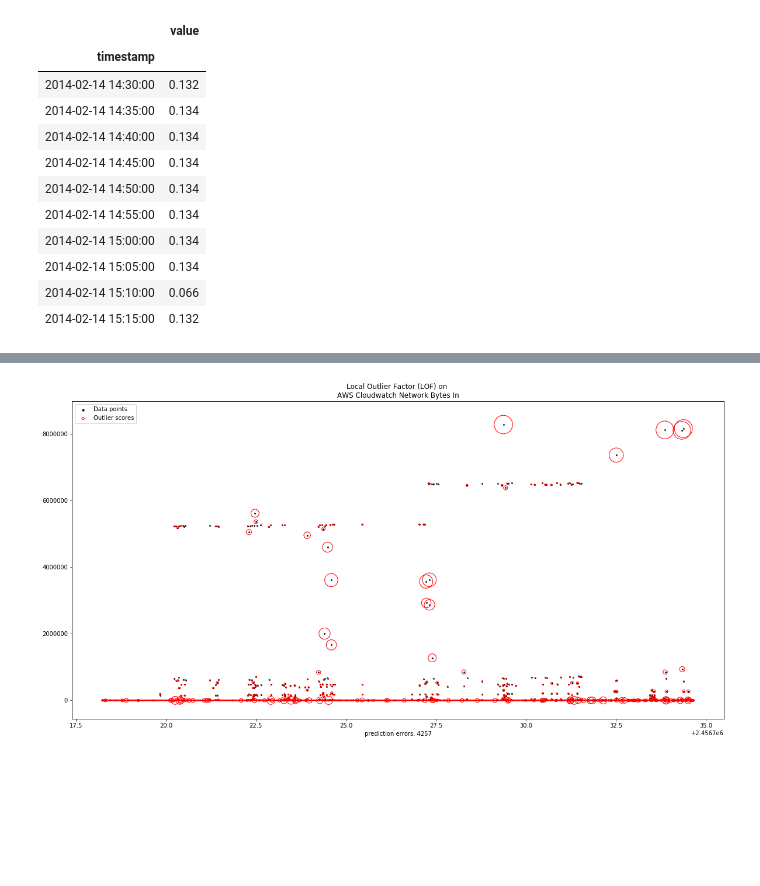
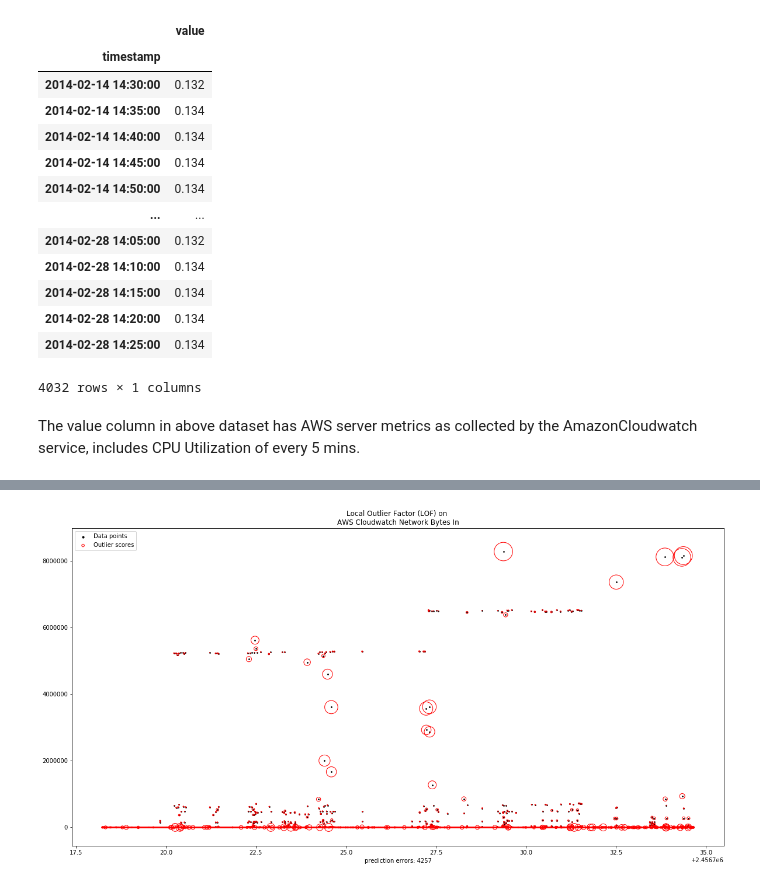
Before and after one commit to koyelpramanick/anomalies, a Jupyter notebook: anomalies.ipynb, the cells around one changed output, grey strips where cells are left out. Cells and saved outputs as stored; diff of their text form; code cells hidden in the pictures; blank space fills up the shorter version.

```diff
--- a/anomalies.ipynb
+++ b/anomalies.ipynb
@@ -16,17 +16,22 @@ warnings.filterwarnings('ignore')
 cpu_df = pd.read_csv('ec2_cpu_utilization_24ae8d.csv', parse_dates = ['timestamp'], index_col = ['timestamp'])
 cpu_df['value'] = cpu_df['value'].astype(float)
 cpu_df.index = pd.to_datetime(cpu_df.index)
-cpu_df.head(10)
-# %% [output]
-|  | value |
-| timestamp |  |
-| 2014-02-14 14:30:00 | 0.132 |
-| 2014-02-14 14:35:00 | 0.134 |
-| 2014-02-14 14:40:00 | 0.134 |
-| 2014-02-14 14:45:00 | 0.134 |
-| 2014-02-14 14:50:00 | 0.134 |
-| 2014-02-14 14:55:00 | 0.134 |
-| 2014-02-14 15:00:00 | 0.134 |
-| 2014-02-14 15:05:00 | 0.134 |
-| 2014-02-14 15:10:00 | 0.066 |
-| 2014-02-14 15:15:00 | 0.132 |
+# %%
+display(cpu_df)
+# %% [output]
+|  | value |
+| timestamp |  |
+| 2014-02-14 14:30:00 | 0.132 |
+| 2014-02-14 14:35:00 | 0.134 |
+| 2014-02-14 14:40:00 | 0.134 |
+| 2014-02-14 14:45:00 | 0.134 |
+| 2014-02-14 14:50:00 | 0.134 |
+| ... | ... |
+| 2014-02-28 14:05:00 | 0.132 |
+| 2014-02-28 14:10:00 | 0.134 |
+| 2014-02-28 14:15:00 | 0.134 |
+| 2014-02-28 14:20:00 | 0.134 |
+| 2014-02-28 14:25:00 | 0.134 |
+4032 rows × 1 columns
+# %% [markdown]
+The value column in above dataset has AWS server metrics as collected by the AmazonCloudwatch service, includes CPU Utilization of every 5 mins.
```
Also changed, not shown: parts of 25 cells of this notebook.
